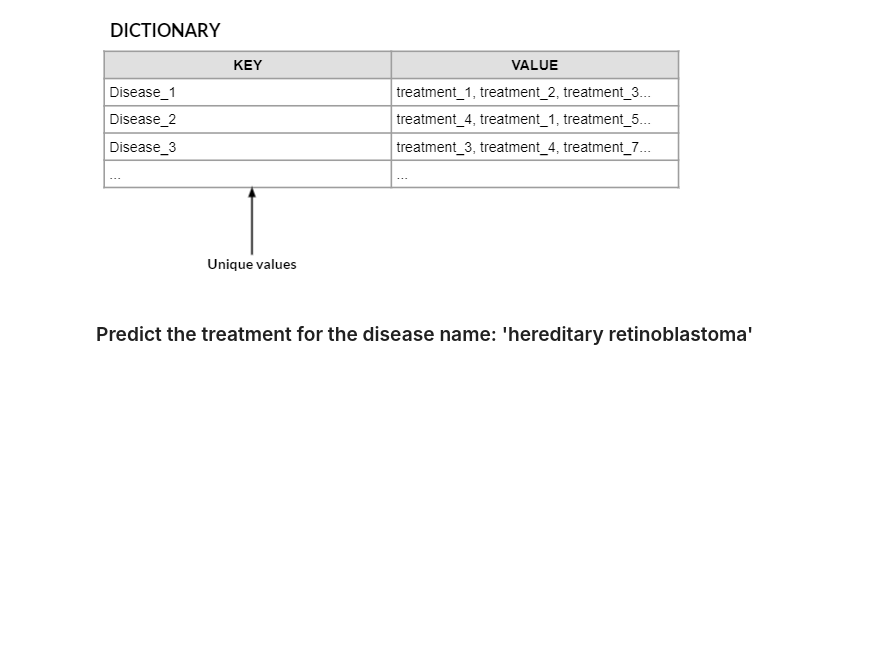
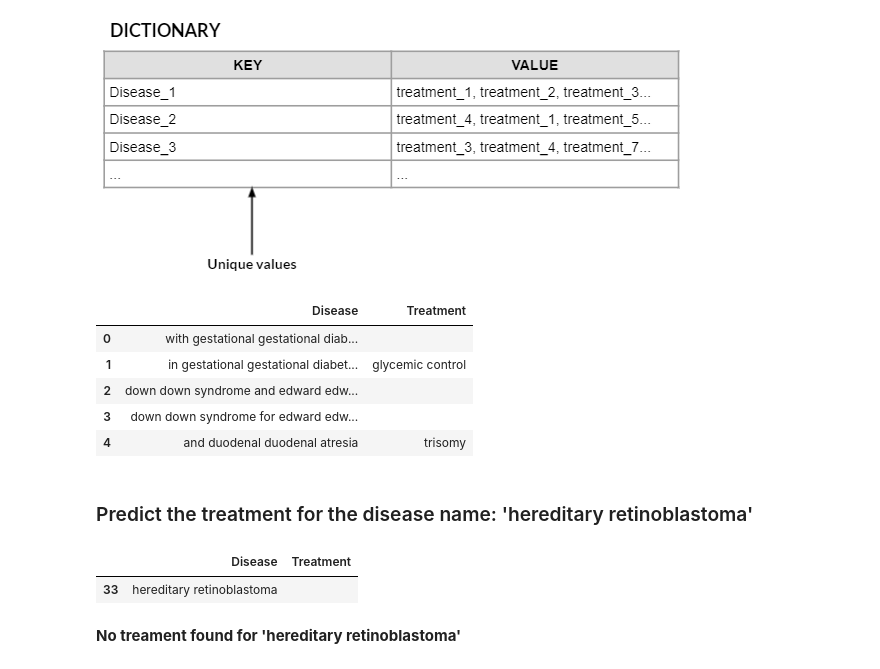
Before and after one commit to jawad360/epgp-course-assignment-syntactic-processing, a Jupyter notebook: Assignment.ipynb, the cells around one changed output. Drawn from its saved outputs; the diff is of its cells as text; code cells hidden in the pictures; blank space fills up the shorter version.

```diff
--- a/Assignment.ipynb
+++ b/Assignment.ipynb
@@ -221,15 +224,15 @@ print(sentences[0])
 # %% [markdown]
 ### Define the features' values for each sentence as input variable  for CRF model in test and the train dataset
 # %%
-X = [sent2features(s) for s in sentences]
+X = [sent2features(s) for s in train_sentences]
 # %% [markdown]
 ### Define the labels as the target variable for test and the train dataset
 # %%
-y = [sent2labels(s) for s in sentences]
+y = [sent2labels(s) for s in train_sentences]
 # %% [markdown]
 ## Build the CRF Model
 # %%
-X_train, X_test, y_train, y_test = train_test_split(X, y, test_size=0.33, random_state=0)
+X_train, X_val, y_train, y_val = train_test_split(X, y, test_size=0.33, random_state=0)
 # %%
 # Build the CRF model.
 crf = sklearn_crfsuite.CRF(
@@ -247,5 +258,9 @@ AttributeError: 'CRF' object has no attribute 'keep_tempfiles'
 # %% [markdown]
 ## Evaluation
+# %%
+test_sentences = get_sentences(pd_test)
+X_test = [sent2features(s) for s in train_sentences]
+y_test = [sent2labels(s) for s in train_sentences]
 # %% [markdown]
 ### Predict the labels of each of the tokens in each sentence of the test dataset that has been pre processed earlier.
 # %%
@@ -267,5 +279,54 @@ We now use the CRF model's prediction to prepare a record of diseases identified
 ### Create the logic to get all the predicted treatments (T) labels corresponding to each disease (D) label in the test dataset.
 # %% [markdown]
 ![image.png](embedded-picture-1)
+# %%
+diseases = []
+treaments = []
+for (disease, treatment) in zip(X_test, y_pred):
+    temp_disease = ""
+    temp_treatment = ""
+    for (word, tag) in zip(disease, treatment):
+        if tag == "D":
+            if '-1:word.lower()' in word:
+                temp_disease = temp_disease + word['-1:word.lower()'] + " " + word['word.lower()'] + " "
+            else:
+                temp_disease = temp_disease + word['word.lower()'] + " "
+        if tag == "T":
+            temp_treatment = temp_treatment + word['word.lower()'] + " "
+    if temp_disease.strip() != "":
+        diseases.append(temp_disease.strip())
+        treaments.append(temp_treatment.strip())
+
+for (disease, treatment) in zip(X_train, y_train):
+    temp_disease = ""
+    temp_treatment = ""
+    for (word, tag) in zip(disease, treatment):
+        if tag == "D":
+            if '-1:word.lower()' in word:
+                temp_disease = temp_disease + word['-1:word.lower()'] + " " + word['word.lower()'] + " "
+            else:
+                temp_disease = temp_disease + word['word.lower()'] + " "
+        if tag == "T":
+            temp_treatment = temp_treatment + word['word.lower()'] + " "
+    if temp_disease.strip() != "":
+        diseases.append(temp_disease.strip())
+        treaments.append(temp_treatment.strip())
+
+pd_treatment = pd.DataFrame({"Disease": diseases, "Treatment": treaments}, index=None)
+pd_treatment.head()
+# %% [output]
+|  | Disease | Treatment |
+| 0 | with gestational gestational diab... |  |
+| 1 | in gestational gestational diabet... | glycemic control |
+| 2 | down down syndrome and edward edw... |  |
+| 3 | down down syndrome for edward edw... |  |
+| 4 | and duodenal duodenal atresia | trisomy |
 # %% [markdown]
 ### Predict the treatment for the disease name: 'hereditary retinoblastoma'
+# %%
+pd_treatment[pd_treatment["Disease"] == "hereditary retinoblastoma"]
+# %% [output]
+|  | Disease | Treatment |
+| 33 | hereditary retinoblastoma |  |
+# %% [markdown]
+**No treament found for 'hereditary retinoblastoma'**
```
Also changed, not shown: parts of 9 cells of this notebook.
